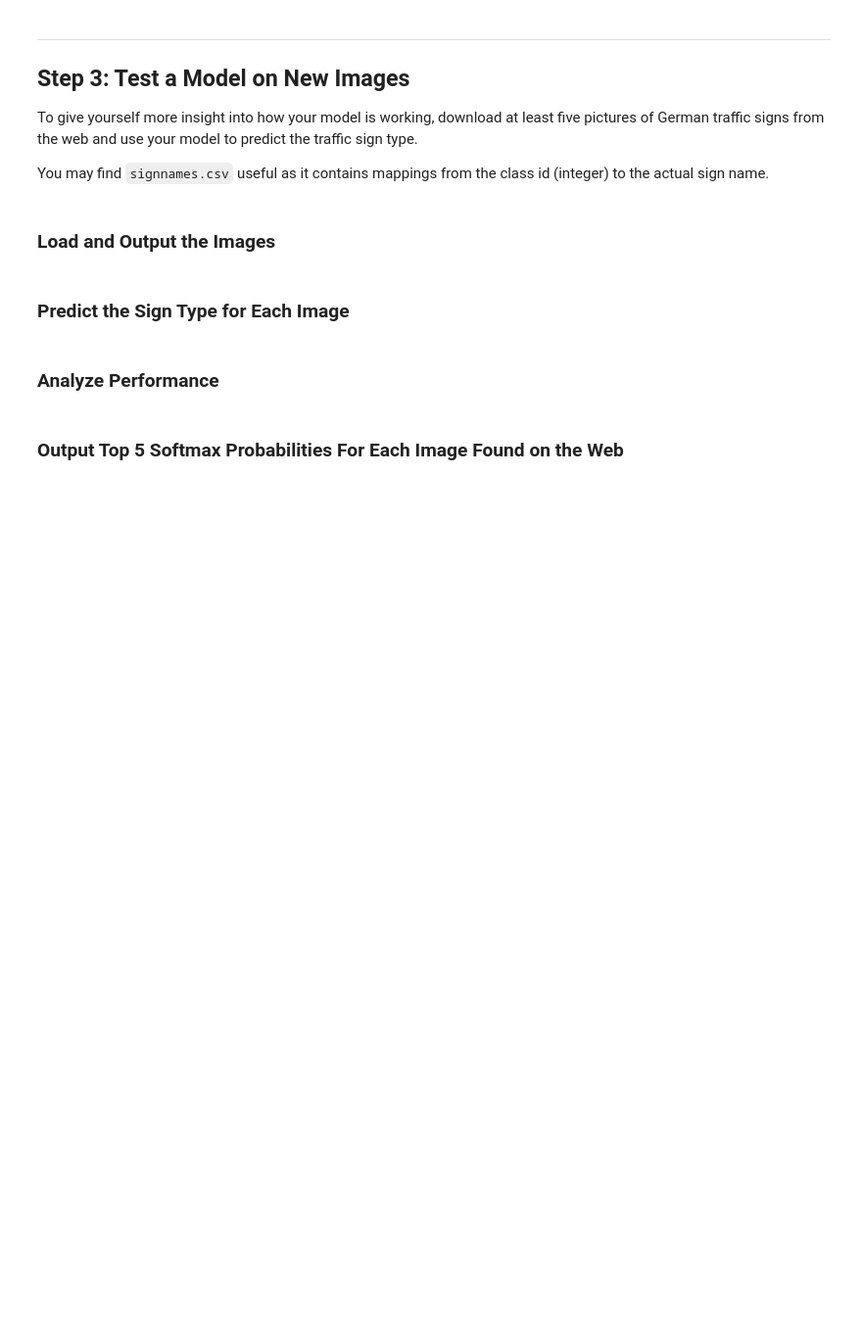
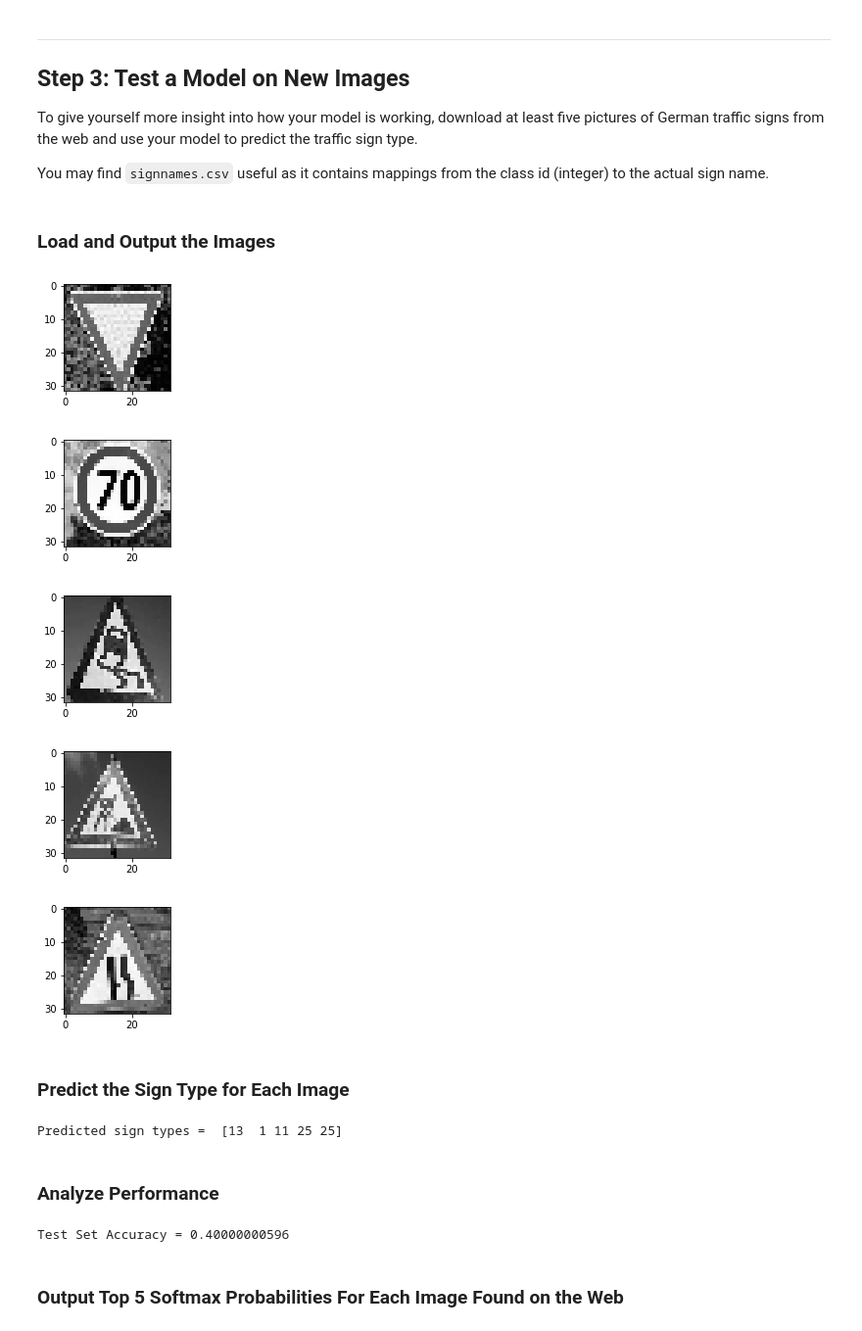
Before and after one commit to haallen/CarND-Traffic-Sign-Classifier-P2, a Jupyter notebook: Traffic_Sign_Classifier.ipynb, the cells around one changed output. Shown at 98% size. Drawn from its saved outputs; the diff is of its cells as text; code cells hidden in the pictures; blank space fills up the shorter version.

```diff
--- a/Traffic_Sign_Classifier.ipynb
+++ b/Traffic_Sign_Classifier.ipynb
@@ -353,14 +351,73 @@ You may find `signnames.csv` useful as it contains mappings from the class id (i
+# %%
+### Load the images and plot them here.
+### Feel free to use as many code cells as needed.
+import matplotlib.image as mpimg
+test_images = []
+#read in the test images pulled from the internet
+test_images.append(cv2.imread(dpath + "/yield_13.jpg"))
+test_images.append(cv2.imread(dpath + "/speed_limit_70_4.png"))
+test_images.append(cv2.imread(dpath + "/slippery_road_23.jpg"))
+test_images.append(cv2.imread(dpath + "/road_work_25.jpg"))
+test_images.append(cv2.imread(dpath + "/road_narrows_right_24.jpeg"))
+
+#here's the truth vector for the test images
+labels = [13,4,23,25,24]
+
+normalized_test = []
+
+#for each test image...
+for test_img in test_images:
+    #plot color image
+    #img = cv2.cvtColor(test_img, cv2.COLOR_BGR2RGB)
+    #plt.figure(figsize=(2,2))
+    #plt.imshow(img)
+    #convert color image to grey
+    img = cv2.cvtColor(test_img, cv2.COLOR_BGR2GRAY)
+    #normalize grey image
+    img = img/255.0 - 0.5
+    #resize the normalized grey image to (32, 32, 1) and plot
+    image=cv2.resize(img,(32,32))
+    plt.figure(figsize=(2,2))
+    plt.imshow(image,cmap="gray")
+    image=np.reshape(image,(32,32,1))
+    #add resized, normalized grey image to list of images to process
+    normalized_test.append(image)
+# %% [output]
+[figure, added]
+[figure, added]
+[figure, added]
+[figure, added]
+[figure, added]
 # %% [markdown]
 ### Predict the Sign Type for Each Image
 # %%
 ### Run the predictions here and use the model to output the prediction for each image.
 ### Make sure to pre-process the images with the same pre-processing pipeline used earlier.
 ### Feel free to use as many code cells as needed.
+
+prediction = tf.argmax(logits, 1)
+with tf.Session() as sess:
+    #saver = tf.train.import_meta_graph('./lenet.meta')
+    #saver.restore(sess, "./lenet")
+    saver.restore(sess, tf.train.latest_checkpoint('.'))
+    result = sess.run(prediction,feed_dict={x: normalized_test,keep_prob:1.0})
+    print("Predicted sign types = ", result)
+# %% [output]
+Predicted sign types =  [13  1 11 25 25]
 # %% [markdown]
 ### Analyze Performance
 # %%
 ### Calculate the accuracy for these 5 new images.
 ### For example, if the model predicted 1 out of 5 signs correctly, it's 20% accurate on these new images.
+
+with tf.Session() as sess:
+    saver.restore(sess, tf.train.latest_checkpoint('.'))
+    #saver = tf.train.import_meta_graph('./lenet.meta')
+    #saver.restore(sess, "./lenet")
+    loss, accuracy = evaluate(normalized_test, labels)
+    print("Test Set Accuracy =", accuracy)
+# %% [output]
+Test Set Accuracy = 0.40000000596
 # %% [markdown]
 ### Output Top 5 Softmax Probabilities For Each Image Found on the Web
 # %% [markdown]
```
Also changed, not shown: parts of 10 cells of this notebook.
